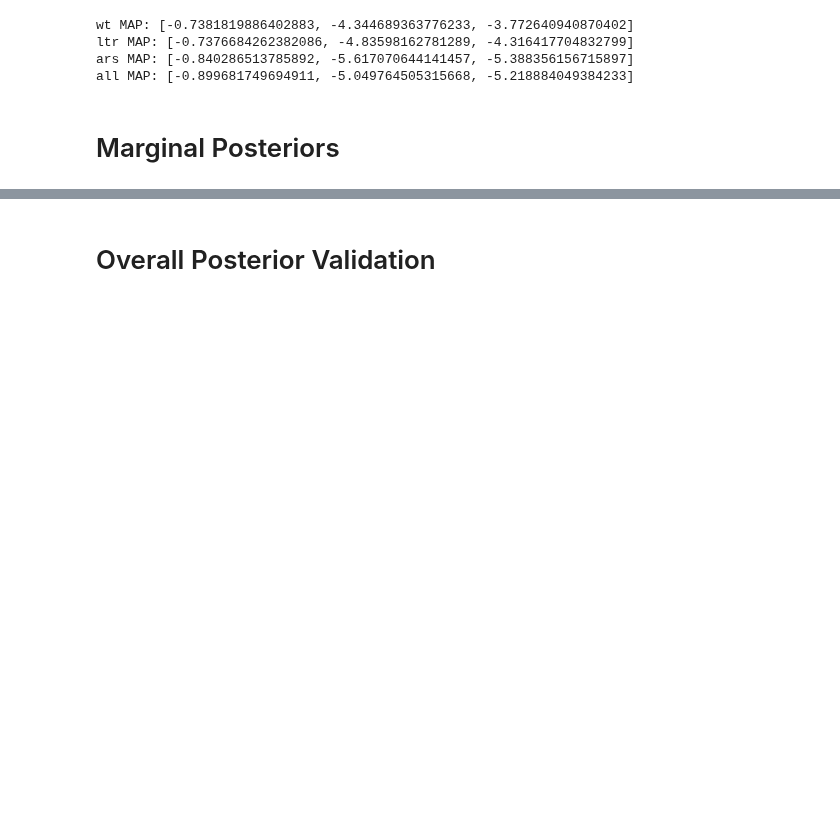
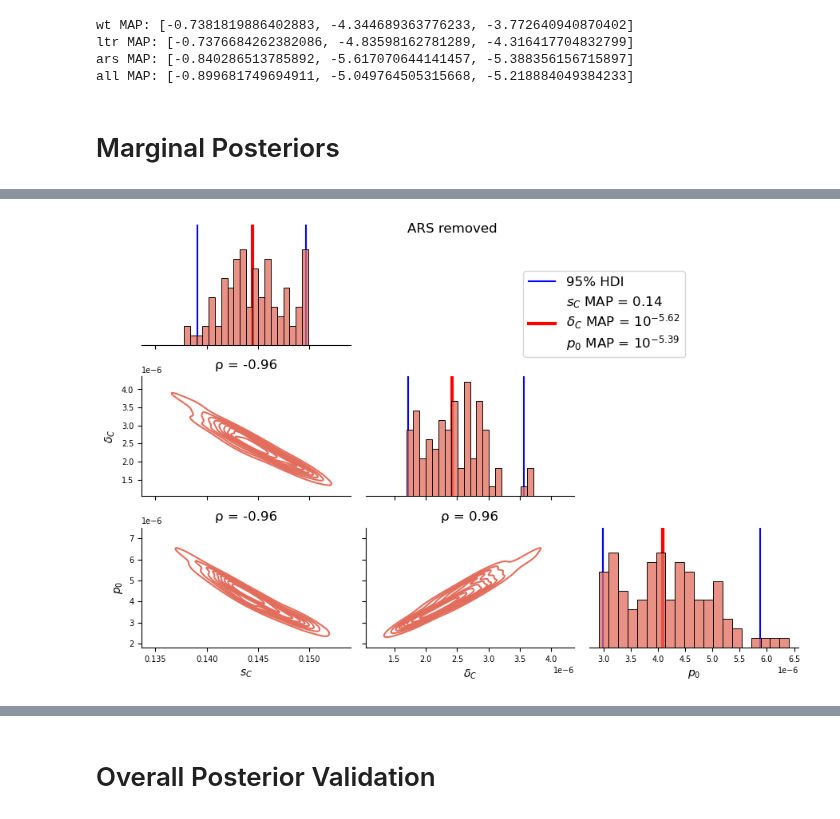
Before and after one commit to yoavram-lab/chuong_et_al, a Jupyter notebook: Overall Posterior.ipynb, the cells around one changed output, grey strips where cells are left out. Saved outputs shown, nothing was run; the diff lists cells and outputs as text; code cells hidden in the pictures; blank space fills up the shorter version.

```diff
--- a/Overall Posterior.ipynb
+++ b/Overall Posterior.ipynb
@@ -70,0 +76,4 @@ plotline('ltr')
+# %%
+plotline('ars')
+# %% [output]
+[figure, added]
```
Also changed, not shown: parts of 4 cells of this notebook, 1 other file.
